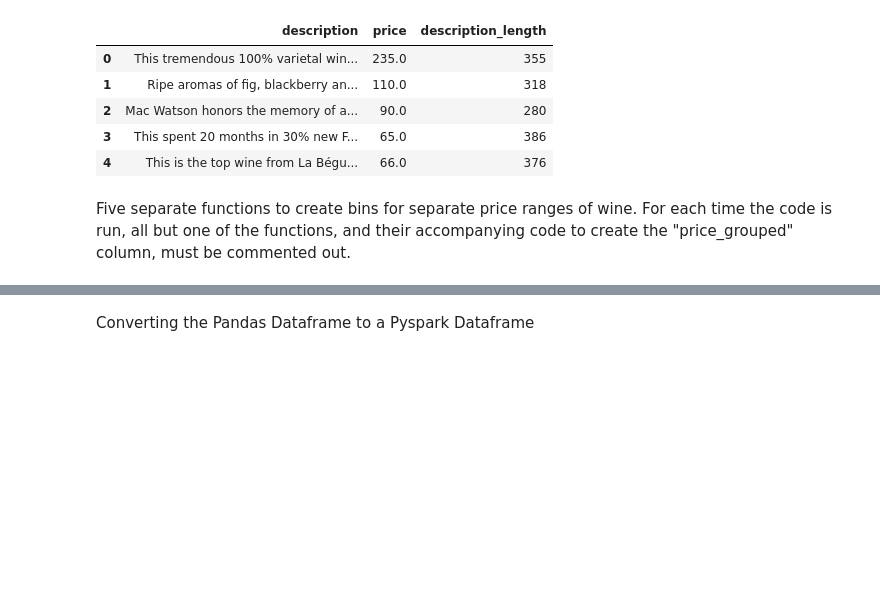
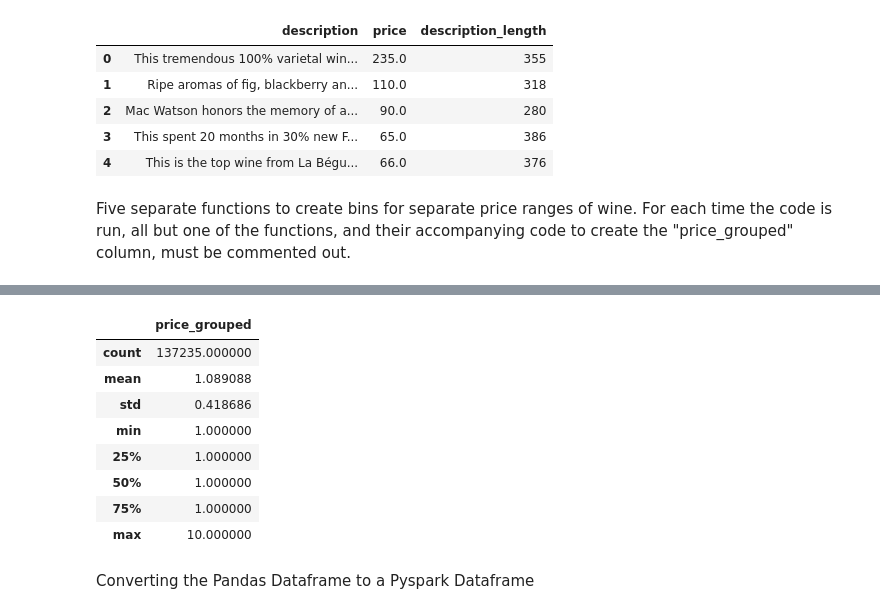
Before and after one commit to pkrosoff/wine_machine_learning, a Jupyter notebook: wine_prices.ipynb, the cells around one changed output, grey strips where cells are left out. Saved outputs shown, nothing was run; the diff lists cells and outputs as text; code cells hidden in the pictures; blank space fills up the shorter version.

```diff
--- a/wine_prices.ipynb
+++ b/wine_prices.ipynb
@@ -361,3 +367,17 @@ sns.histplot(data=df_3, x="price_grouped", element="step")
+# %%
+# Describe the Price Point Groups
+pricePoints = df_3[['price_grouped']]
+pricePoints.describe()
+# %% [output]
+|  | price_grouped |
+| count | 137235.000000 |
+| mean | 1.089088 |
+| std | 0.418686 |
+| min | 1.000000 |
+| 25% | 1.000000 |
+| 50% | 1.000000 |
+| 75% | 1.000000 |
+| max | 10.000000 |
 # %% [markdown]
 Converting the Pandas Dataframe to a Pyspark Dataframe
 # %%
```
Also changed, not shown: parts of 14 cells of this notebook.
